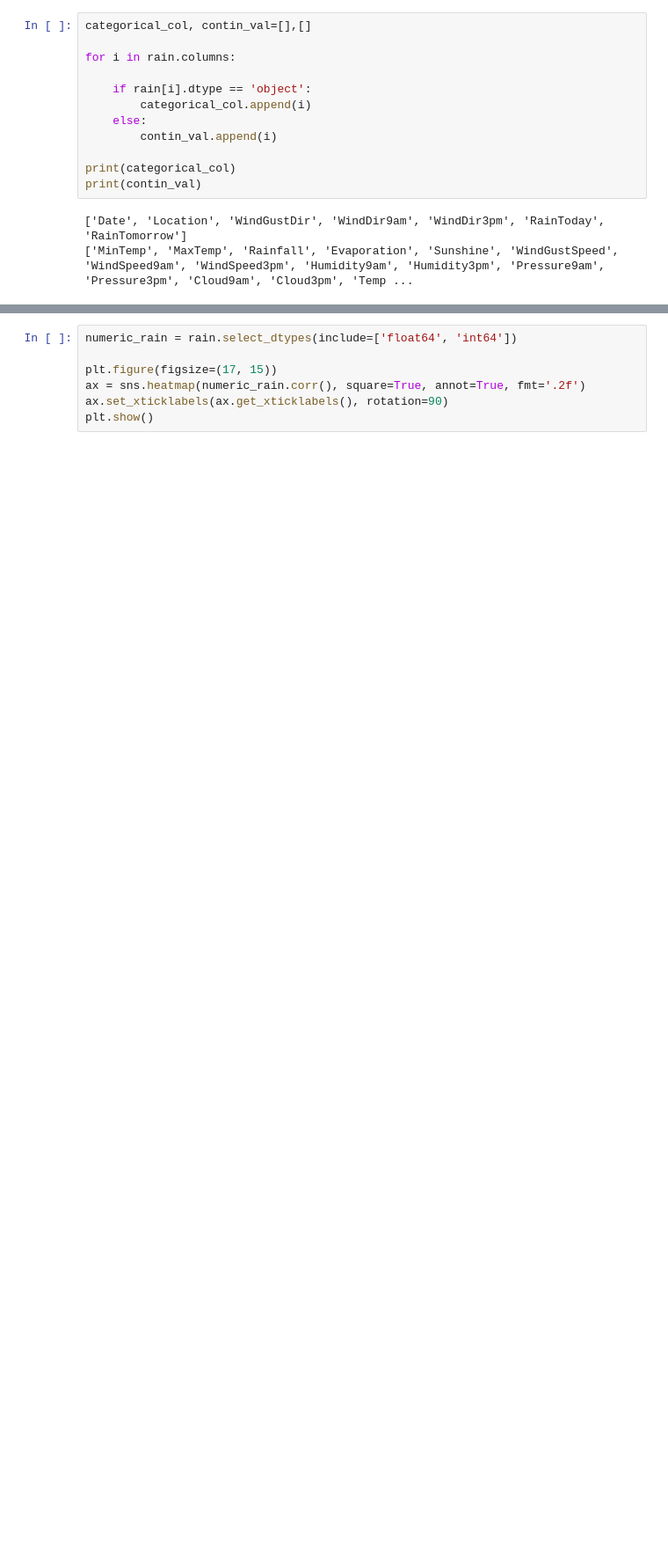
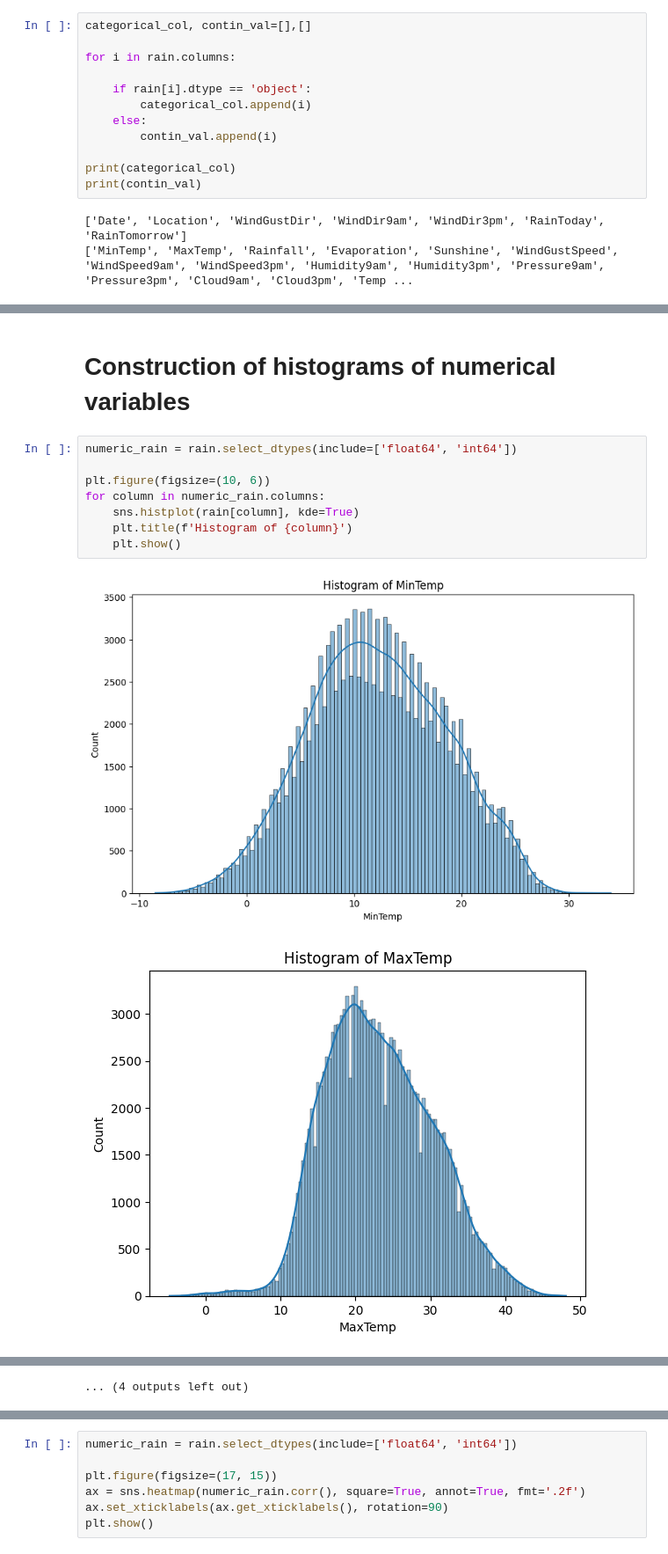
Before and after one commit to VladHolobyn/rain-in-australia-prediction, a Jupyter notebook: notebooks/data-preparation.ipynb, the cells around one changed output, grey strips where cells are left out. Shown at 88% size. Saved outputs shown, nothing was run; the diff lists cells and outputs as text; blank space fills up the shorter version.

```diff
--- a/notebooks/data-preparation.ipynb
+++ b/notebooks/data-preparation.ipynb
@@ -121 +127,14 @@ RainTomorrow      3267
 dtype: int64
+# %% [markdown]
+# **Construction of histograms of numerical variables**
+# %%
+numeric_rain = rain.select_dtypes(include=['float64', 'int64'])
+
+plt.figure(figsize=(10, 6))
+for column in numeric_rain.columns:
+    sns.histplot(rain[column], kde=True)
+    plt.title(f'Histogram of {column}')
+    plt.show()
+# %% [output]
+[figure, added]
+[figure, added]
@@ -121,0 +151 @@ dtype: int64
+... (4 outputs left out)
```
Also changed, not shown: parts of 63 cells of this notebook.
